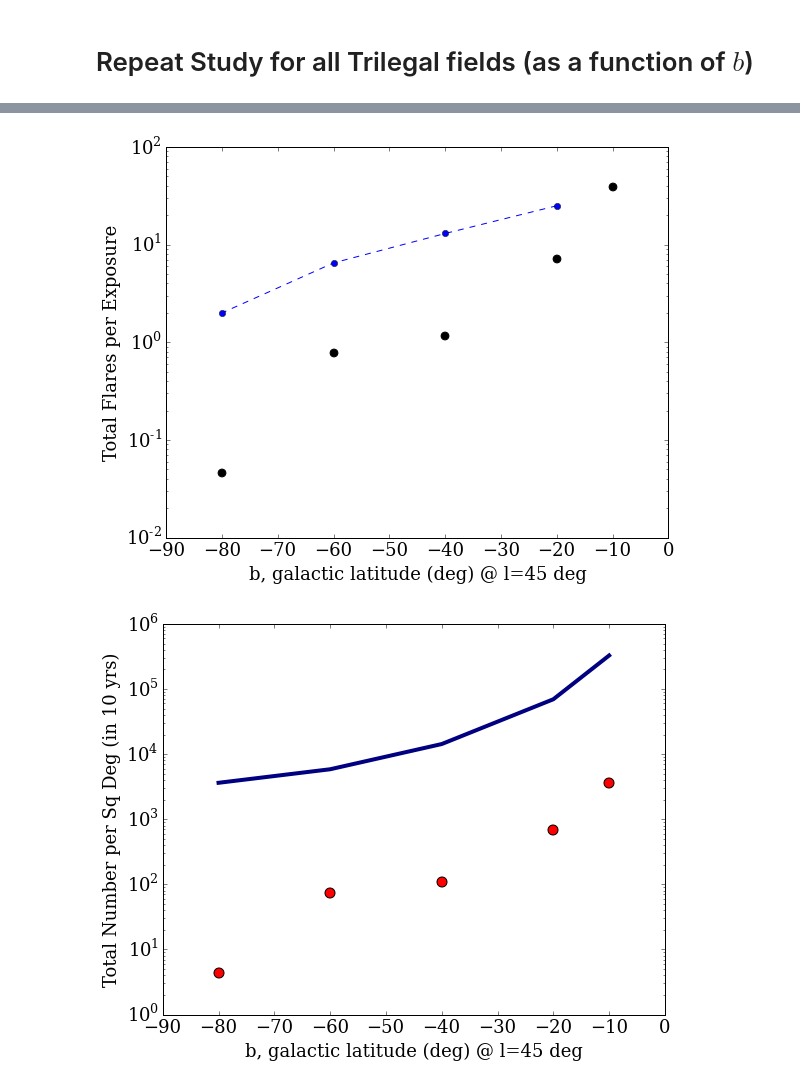
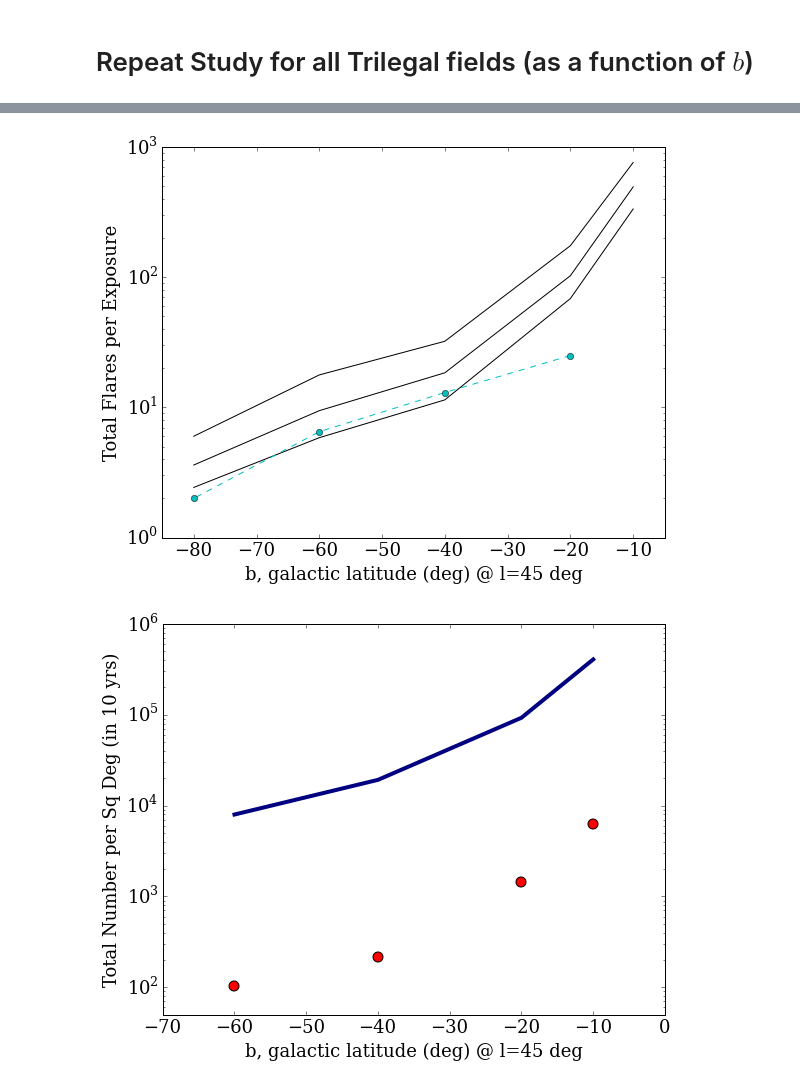
Before and after one commit to lsst-sims/MW-Flare, a Jupyter notebook: figures.ipynb, the cells around one changed output, grey strips where cells are left out. Drawn from its saved outputs; the diff is of its cells as text; code cells hidden in the pictures.

```diff
--- a/figures.ipynb
+++ b/figures.ipynb
@@ -17,3 +17,6 @@ matplotlib.rcParams.update({'font.family':'serif'})
 # This flag controls whether to use the LSSToy simulation (False),
 # or the reduced files from OpSim that Ruth provided (True)
 use_opsim = True
+
+dmag_limit = (-0.01, -0.05, -0.1) # flare detection threshold(s), in mag
+# dmag_limit = -0.1
@@ -107,8 +63,6 @@ Only varying the $\alpha$ parameter, which controls the intercept in the Flare F
 # %%
 dur = 1.0 # duration to simulate (in years)
 ffd_beta = -2.0 # ffd slope
-dmag_limit = -0.1 # flare detection threshold
-
 ffd_min = 0
 
 s_time1, s_flux1 = flare_prob.SuperLC(dur=dur, repeat=10./dur, mag=True, ffd_alpha=1, ffd_beta=ffd_beta, ffd_min=ffd_min)
@@ -424,16 +441,20 @@ plt.savefig('flare_depth.pdf', dpi=300, rasterized=True, bbox_inches='tight', pa
 # plt.ylabel('Total Flares per Star per year')
 # %%
 plt.figure(figsize=(9,7))
-plt.scatter(galb, totflares / 900 * ( totstars / Nstars) * (LSSTfov / fov), s=60, c='k')
+for k in range(0, len(dmag_limit)):
+    plt.plot(galb, totflares[:,k] / Nepochs * ( totstars / Nstars) * (LSSTfov / fov), c='k')
+
 plt.xlabel('b, galactic latitude (deg) @ l=45 deg')
 plt.ylabel('Total Flares per Exposure')
 plt.yscale('log')
 
+plt.xlim(-85,-5)
+
 # Result from Hilton (2011) simulation at l=90
 plt.plot([-20, -40, -60, -80], [25, 13, 6.5, 2],'--o')
 plt.savefig('flare_b.pdf', dpi=300, rasterized=True, bbox_inches='tight', pad_inches=0.5)
 # %% [output]
-[figure, old version]
+[figure, new version]
 # %%
 # plt.figure(figsize=(9,7))
 # plt.scatter(galb, totflares / Nstars / 900 * totstars / fov, s=60, c='k')
@@ -443,17 +464,23 @@ plt.savefig('flare_b.pdf', dpi=300, rasterized=True, bbox_inches='tight', pad_in
 # plt.savefig('flare_b_rate.pdf', dpi=300, rasterized=True, bbox_inches='tight', pad_inches=0.5)
 # %%
 # rot_num = [5.42e5, 1.19e5, 2.45e4, 1.01e4, 6.17e3]
-rot_num = [3.28e5, 6.97e4, 1.43e4, 5.86e3, 3.63e3]
+# rot_num = [3.28e5, 6.97e4, 1.43e4, 5.86e3, 3.63e3]
+rot_num = [4.07e5, 9.27e4, 1.92e4, 7.97e3, 4.82e3]
 
 plt.figure(figsize=(9,7))
-plt.scatter(galb, totflares / Nstars * totstars / fov, s=100, c='r')
 
-plt.plot(galb, rot_num, lw=4, color='navy')
+# for k in range(0, len(dmag_limit)):
+k=-1
+use_g = [0,1,2,3]
+plt.scatter(galb[use_g], totflares[use_g,k] / Nstars * totstars[use_g] / fov, s=100, c='r')
+
+plt.plot(galb[use_g], np.array(rot_num)[use_g], lw=4, color='navy')
 plt.xlabel('b, galactic latitude (deg) @ l=45 deg')
 # plt.ylabel('Total Flares per Sq Deg (in 10 yrs)')
 plt.ylabel('Total Number per Sq Deg (in 10 yrs)')
 plt.yscale('log')
+plt.ylim(0.5e2,1e6)
 plt.savefig('flare_rate_10yr.pdf', dpi=300, rasterized=True, bbox_inches='tight', pad_inches=0.5)
 # %% [output]
-[figure, old version]
+[figure, new version]
 # %%
```
Also changed, not shown: parts of 7 cells of this notebook, 2 other files.
